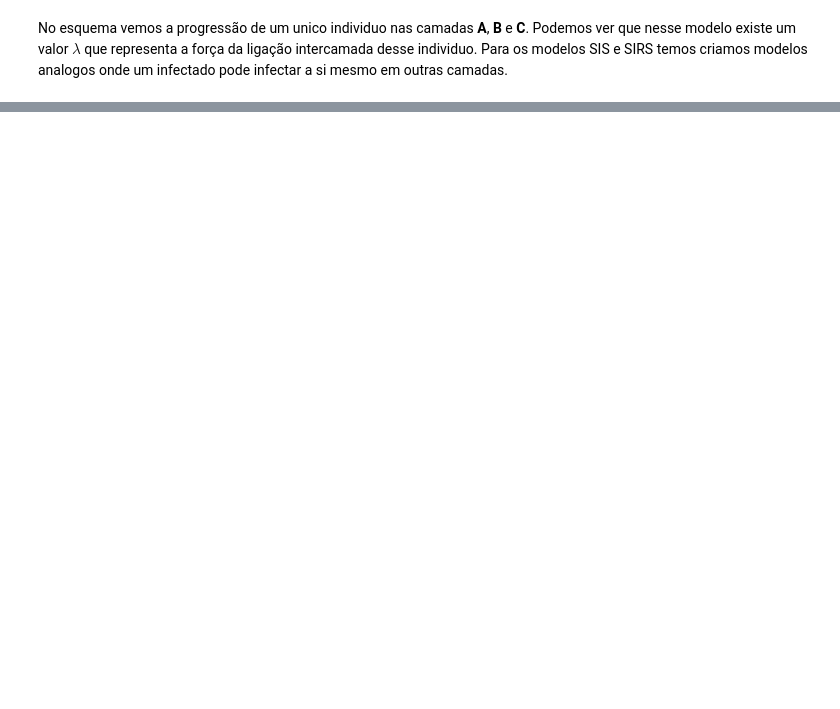
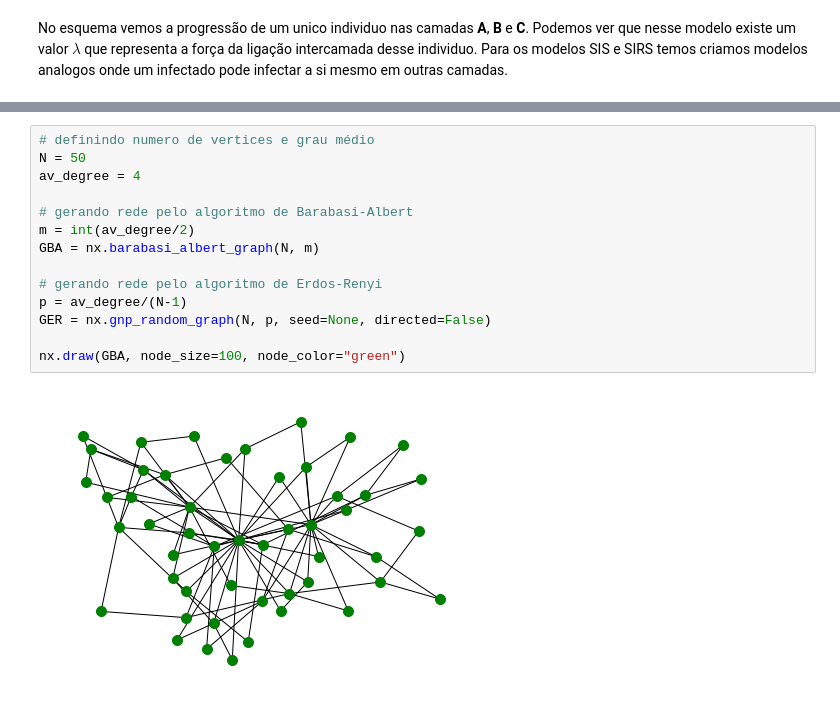
Before and after one commit to PauloMRocha/Epidemics_In_Multilayer_Networks, a Jupyter notebook: Propagação de epidemias em redes multicamada.ipynb, the cells around one changed output, grey strips where cells are left out. Saved outputs shown, nothing was run; the diff lists cells and outputs as text; blank space fills up the shorter version.

```diff
--- a/Propagação de epidemias em redes multicamada.ipynb
+++ b/Propagação de epidemias em redes multicamada.ipynb
@@ -24,0 +287,16 @@ No esquema vemos a progressão de um unico individuo nas camadas **A**, **B** e
+# %%
+# definindo numero de vertices e grau médio
+N = 50
+av_degree = 4
+
+# gerando rede pelo algoritmo de Barabasi-Albert
+m = int(av_degree/2)
+GBA = nx.barabasi_albert_graph(N, m)
+
+# gerando rede pelo algoritmo de Erdos-Renyi
+p = av_degree/(N-1)
+GER = nx.gnp_random_graph(N, p, seed=None, directed=False)
+
+nx.draw(GBA, node_size=100, node_color="green")
+# %% [output]
+[figure, added]
```
Also changed, not shown: parts of 10 cells of this notebook, 1 other file.
